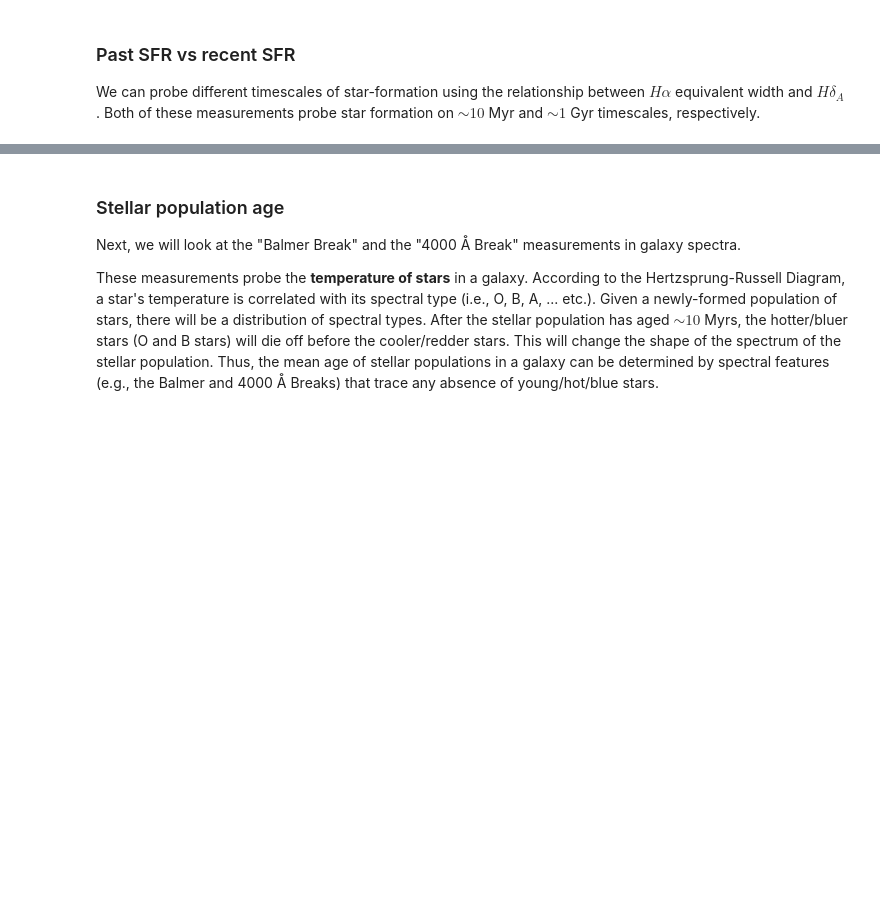
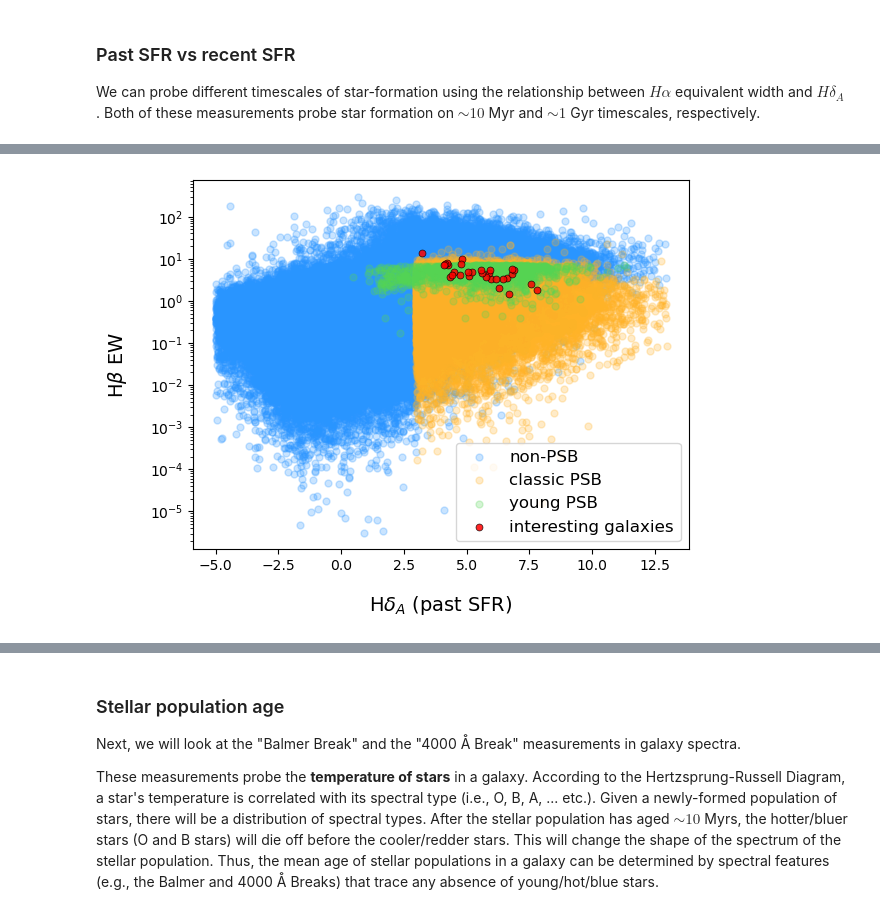
Before and after one commit to Marissa-Perry/young-post-starburst-classification, a Jupyter notebook: notebooks/02_eBOSS_data_analysis.ipynb, the cells around one changed output, grey strips where cells are left out. Saved outputs shown, nothing was run; the diff lists cells and outputs as text; code cells hidden in the pictures; blank space fills up the shorter version.

```diff
--- a/notebooks/02_eBOSS_data_analysis.ipynb
+++ b/notebooks/02_eBOSS_data_analysis.ipynb
@@ -158,3 +172,36 @@ plt.show()
+# %%
+# H-delta by H-beta plot for the many galaxies that have no H-alpha data avaliable
+plt.figure()
+
+for key in sample_dict:
+
+    subsample_data = sample_dict[key]
+    subsample_color = color_dict[key]
+
+    # I am cutting out all invalid H-beta galaxies here as well, and setting the upper bound
+    # of h-beta to 1500 because we have one random galaxy when an h-beta value of like 25000 that
+    # is throwing off the plot.
+    valid_data = subsample_data[(subsample_data['H_BETA_EW'] >= -10) & (subsample_data['H_BETA_EW'] <= 1500)]
+
+    x_values = valid_data['LICK_HDA']
+    y_values = valid_data['H_BETA_EW']
+
+    if key == "interesting galaxies":
+        plt.scatter(x_values, y_values, s=25, alpha=0.85, c=subsample_color, edgecolors='black', linewidths=0.5,label=key)
+    else:
+        plt.scatter(x_values, y_values, s=25, alpha=0.25, c=subsample_color, label=key)
+
+plt.xlabel(r'H$\delta_{A}$ (past SFR)', fontsize=14, labelpad=15)
+plt.ylabel(r'H$\beta$ EW', fontsize=14, labelpad=15)
+plt.yscale('log')
+plt.legend(fontsize=12, loc='lower right')
+
+fig_name = 'H_delta_vs_H_beta.png'
+file_path = os.path.join('..', 'plots', fig_name)
+plt.savefig(file_path, dpi=500, bbox_inches='tight')
+plt.show()
+# %% [output]
+[figure, added]
 # %% [markdown]
 Post-starbursts are theorized to lie in the bottom right corner of this diagram. These galaxies exhibit a lower $H\alpha$ nebular emission than expected for the strength of their Balmer absorption lines (i.e., $H\delta$). This selection allows us to include galaxies in the process of shutting down their SF. Below, I show this diagram taken from the literature (French+2016).
 
```
Also changed, not shown: parts of 8 cells of this notebook.
